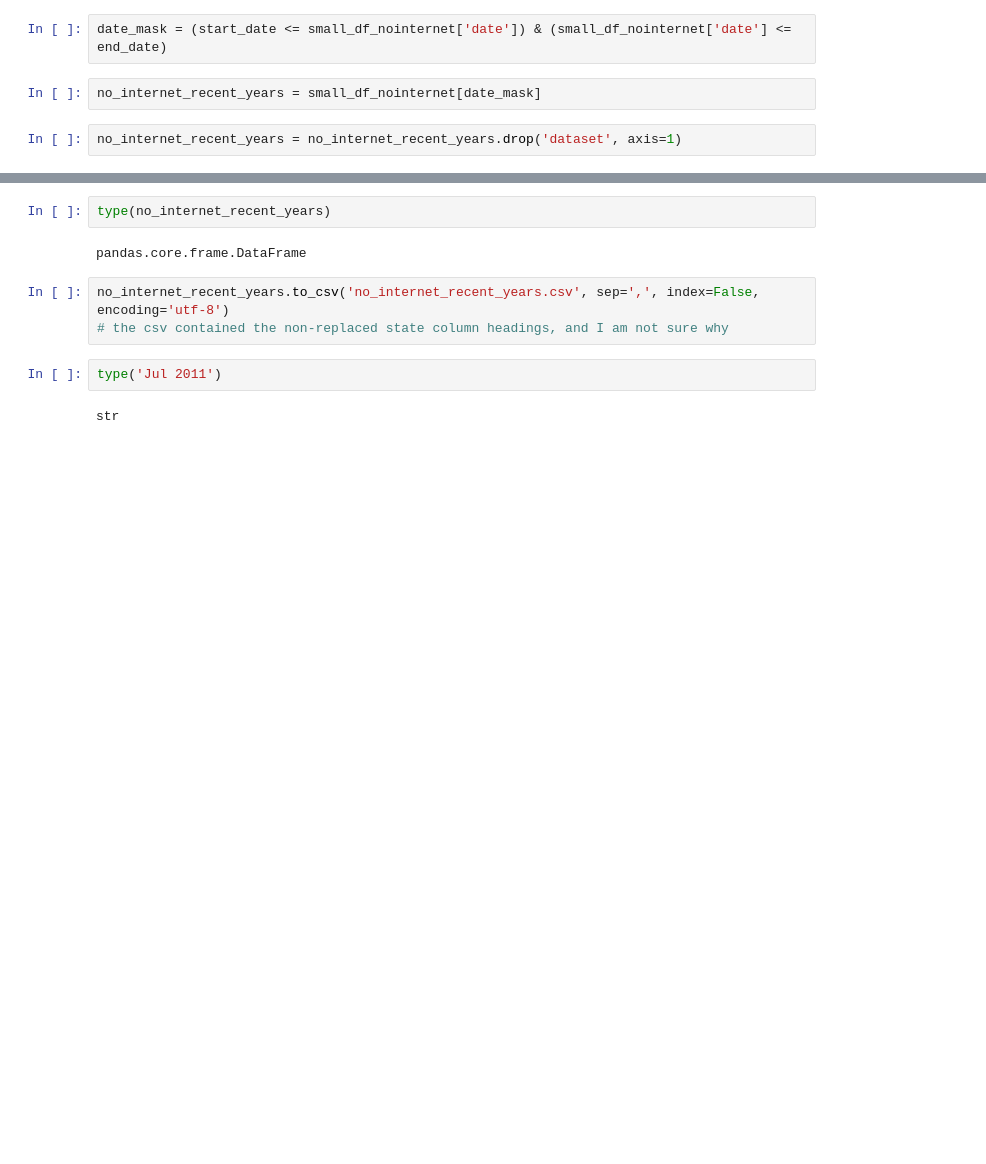
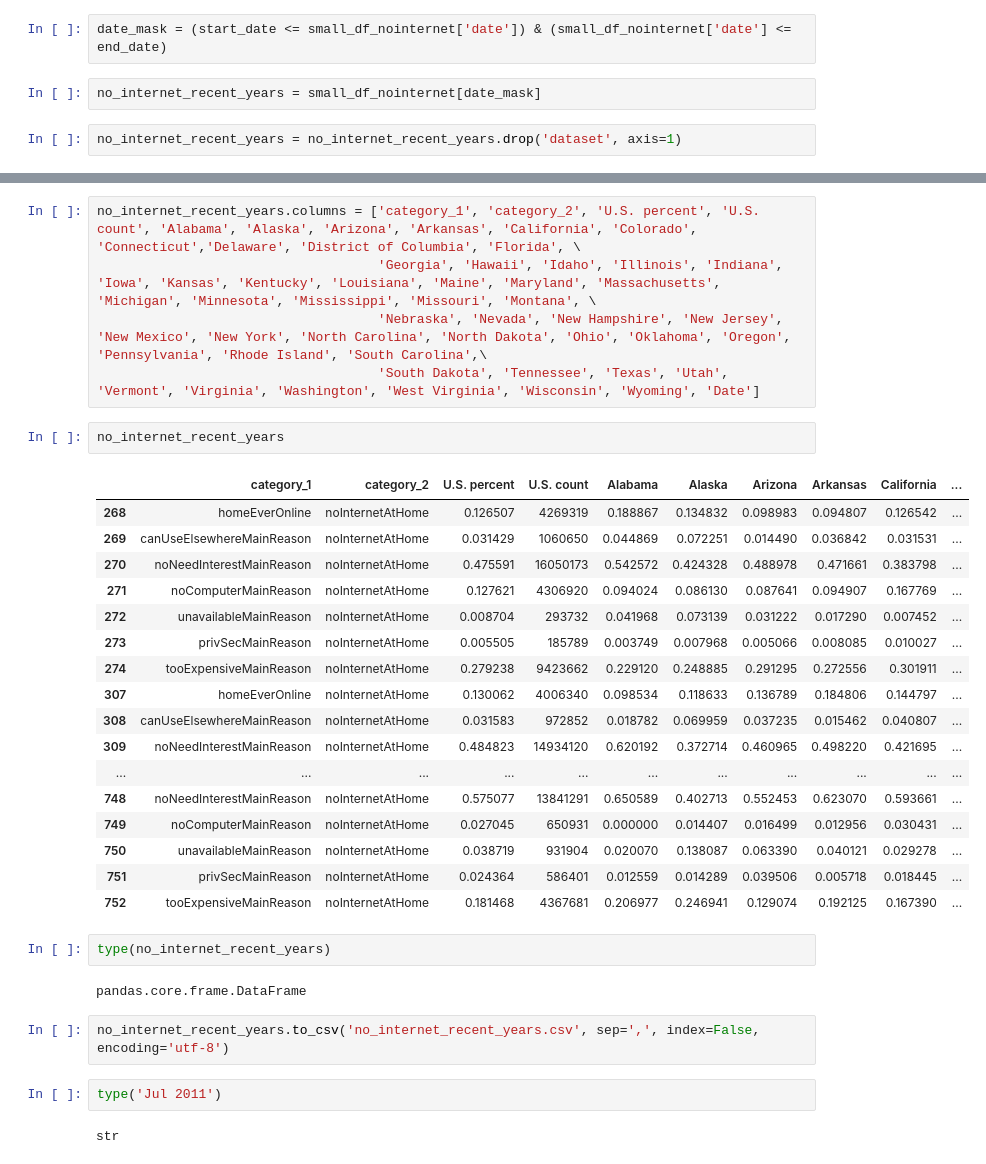
Before and after one commit to efkodon/va-internet, a Jupyter notebook: va_internet_code.ipynb, the cells around one changed output, grey strips where cells are left out. Saved outputs shown, nothing was run; the diff lists cells and outputs as text; blank space fills up the shorter version.

```diff
--- a/va_internet_code.ipynb
+++ b/va_internet_code.ipynb
@@ -262,10 +246,34 @@ no_internet_recent_years.rename(columns={"variable": "category1", "usProp": "U.S
+# %%
+no_internet_recent_years.columns = ['category_1', 'category_2', 'U.S. percent', 'U.S. count', 'Alabama', 'Alaska', 'Arizona', 'Arkansas', 'California', 'Colorado', 'Connecticut','Delaware', 'District of Columbia', 'Florida', \
+                                    'Georgia', 'Hawaii', 'Idaho', 'Illinois', 'Indiana', 'Iowa', 'Kansas', 'Kentucky', 'Louisiana', 'Maine', 'Maryland', 'Massachusetts', 'Michigan', 'Minnesota', 'Mississippi', 'Missouri', 'Montana', \
+                                    'Nebraska', 'Nevada', 'New Hampshire', 'New Jersey', 'New Mexico', 'New York', 'North Carolina', 'North Dakota', 'Ohio', 'Oklahoma', 'Oregon', 'Pennsylvania', 'Rhode Island', 'South Carolina',\
+                                    'South Dakota', 'Tennessee', 'Texas', 'Utah', 'Vermont', 'Virginia', 'Washington', 'West Virginia', 'Wisconsin', 'Wyoming', 'Date']
+# %%
+no_internet_recent_years
+# %% [output]
+|  | category_1 | category_2 | U.S. percent | U.S. count | Alabama | Alaska | Arizona | Arkansas | California | ... |
+| 268 | homeEverOnline | noInternetAtHome | 0.126507 | 4269319 | 0.188867 | 0.134832 | 0.098983 | 0.094807 | 0.126542 | ... |
+| 269 | canUseElsewhereMainReason | noInternetAtHome | 0.031429 | 1060650 | 0.044869 | 0.072251 | 0.014490 | 0.036842 | 0.031531 | ... |
+| 270 | noNeedInterestMainReason | noInternetAtHome | 0.475591 | 16050173 | 0.542572 | 0.424328 | 0.488978 | 0.471661 | 0.383798 | ... |
+| 271 | noComputerMainReason | noInternetAtHome | 0.127621 | 4306920 | 0.094024 | 0.086130 | 0.087641 | 0.094907 | 0.167769 | ... |
+| 272 | unavailableMainReason | noInternetAtHome | 0.008704 | 293732 | 0.041968 | 0.073139 | 0.031222 | 0.017290 | 0.007452 | ... |
+| 273 | privSecMainReason | noInternetAtHome | 0.005505 | 185789 | 0.003749 | 0.007968 | 0.005066 | 0.008085 | 0.010027 | ... |
+| 274 | tooExpensiveMainReason | noInternetAtHome | 0.279238 | 9423662 | 0.229120 | 0.248885 | 0.291295 | 0.272556 | 0.301911 | ... |
+| 307 | homeEverOnline | noInternetAtHome | 0.130062 | 4006340 | 0.098534 | 0.118633 | 0.136789 | 0.184806 | 0.144797 | ... |
+| 308 | canUseElsewhereMainReason | noInternetAtHome | 0.031583 | 972852 | 0.018782 | 0.069959 | 0.037235 | 0.015462 | 0.040807 | ... |
+| 309 | noNeedInterestMainReason | noInternetAtHome | 0.484823 | 14934120 | 0.620192 | 0.372714 | 0.460965 | 0.498220 | 0.421695 | ... |
+| ... | ... | ... | ... | ... | ... | ... | ... | ... | ... | ... |
+| 748 | noNeedInterestMainReason | noInternetAtHome | 0.575077 | 13841291 | 0.650589 | 0.402713 | 0.552453 | 0.623070 | 0.593661 | ... |
+| 749 | noComputerMainReason | noInternetAtHome | 0.027045 | 650931 | 0.000000 | 0.014407 | 0.016499 | 0.012956 | 0.030431 | ... |
+| 750 | unavailableMainReason | noInternetAtHome | 0.038719 | 931904 | 0.020070 | 0.138087 | 0.063390 | 0.040121 | 0.029278 | ... |
+| 751 | privSecMainReason | noInternetAtHome | 0.024364 | 586401 | 0.012559 | 0.014289 | 0.039506 | 0.005718 | 0.018445 | ... |
+| 752 | tooExpensiveMainReason | noInternetAtHome | 0.181468 | 4367681 | 0.206977 | 0.246941 | 0.129074 | 0.192125 | 0.167390 | ... |
 # %%
 type(no_internet_recent_years)
 # %% [output]
 pandas.core.frame.DataFrame
 # %%
 no_internet_recent_years.to_csv('no_internet_recent_years.csv', sep=',', index=False, encoding='utf-8')
-# the csv contained the non-replaced state column headings, and I am not sure why
 # %%
 type('Jul 2011')
 # %% [output]
```
Also changed, not shown: parts of 5 cells of this notebook, 1 other file.
